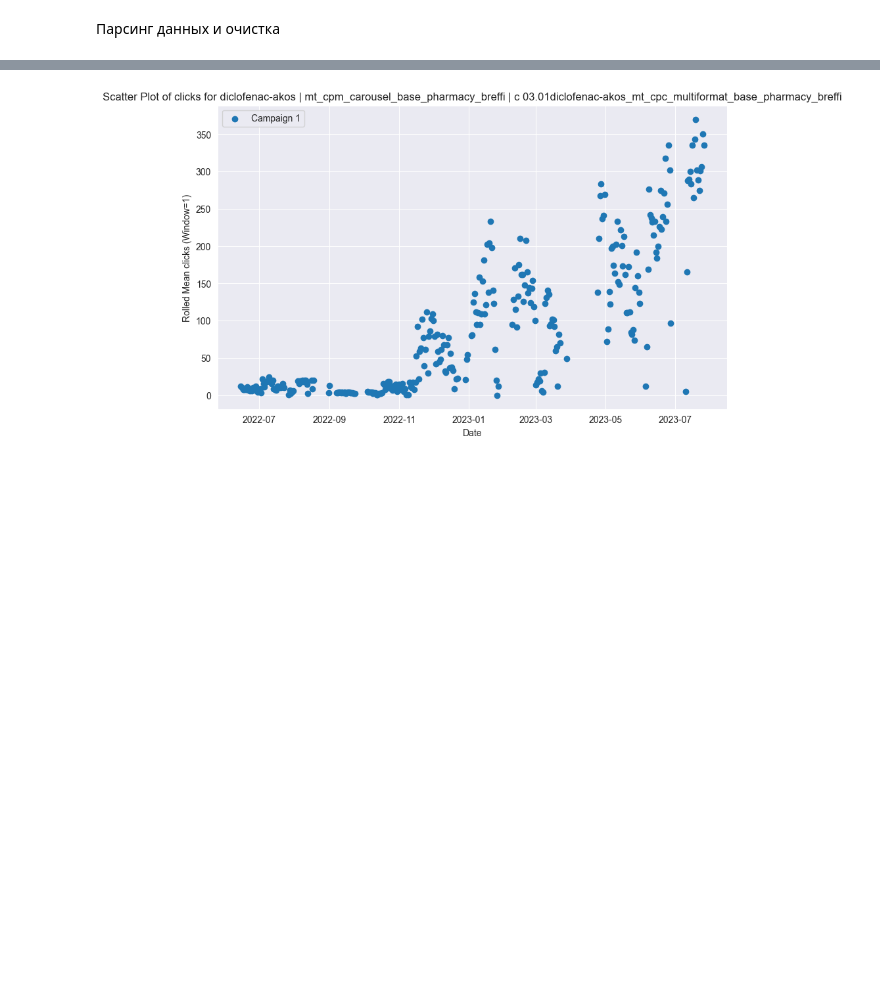
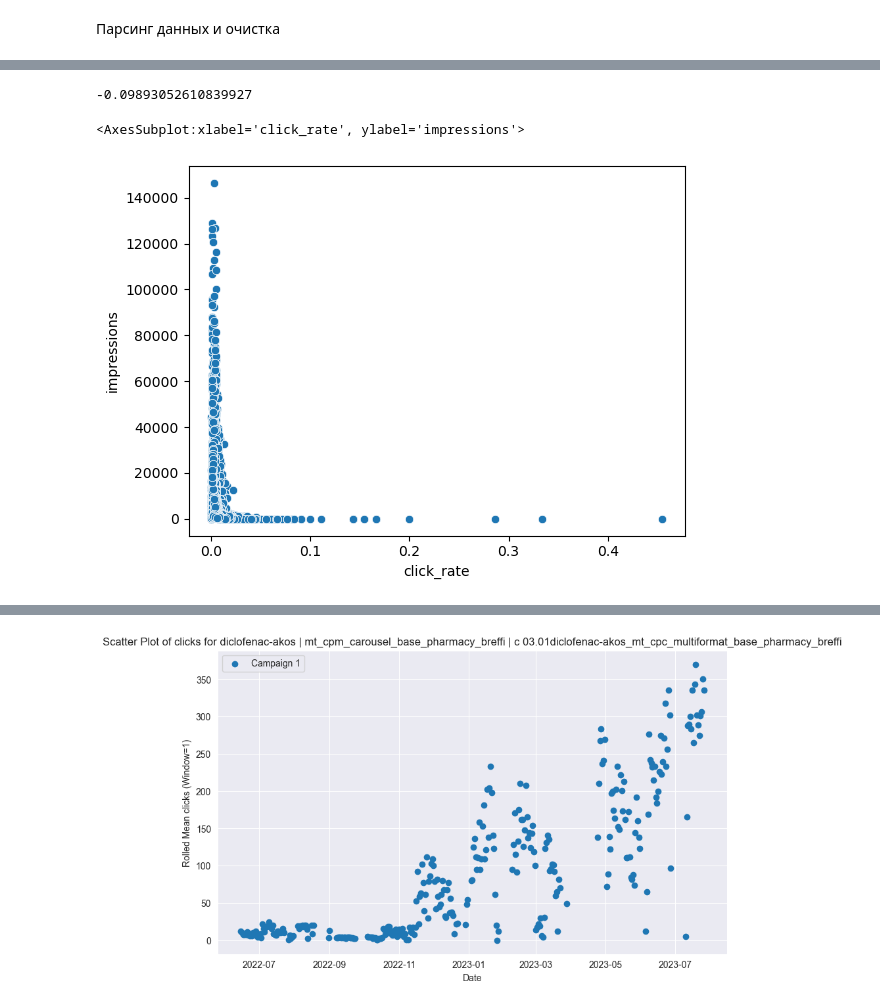
Before and after one commit to Eva-lion/Binnofarm, a Jupyter notebook: clicked.ipynb, the cells around one changed output, grey strips where cells are left out. Drawn from its saved outputs; the diff is of its cells as text; code cells hidden in the pictures; blank space fills up the shorter version.

```diff
--- a/clicked.ipynb
+++ b/clicked.ipynb
@@ -80,0 +183,9 @@ Name: impressions, dtype: int64
+# %%
+df.click_rate.corr(df.impressions)
+# %% [output]
+-0.09893052610839927
+# %%
+sns.scatterplot(x=df.click_rate,y=df.impressions)
+# %% [output]
+<AxesSubplot:xlabel='click_rate', ylabel='impressions'>
+[figure, added]
```
Also changed, not shown: parts of 47 cells of this notebook.
